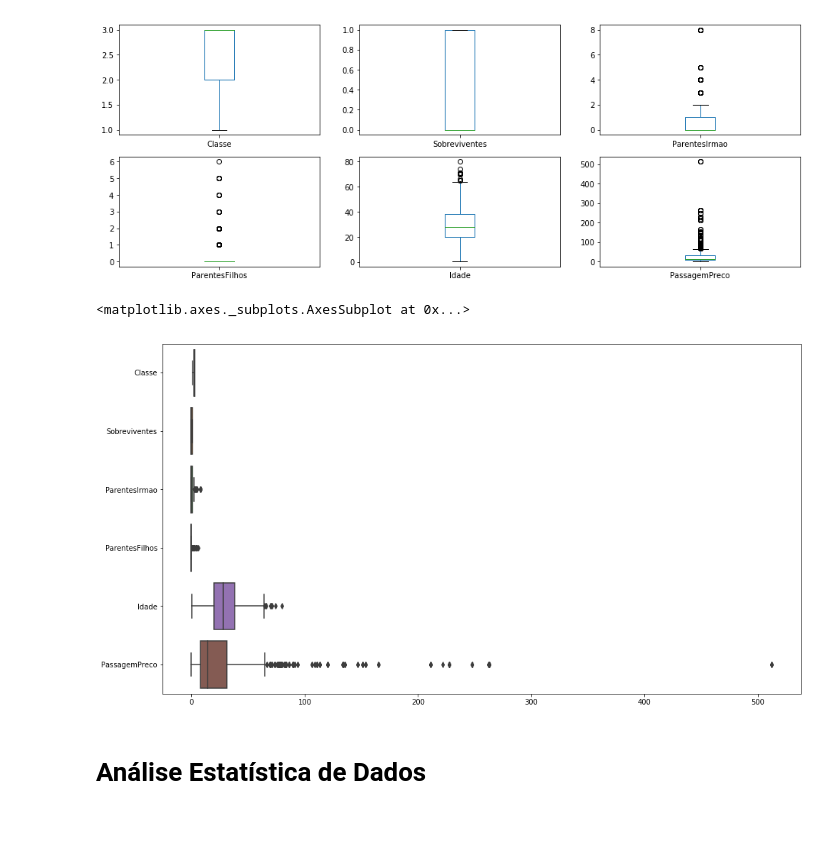
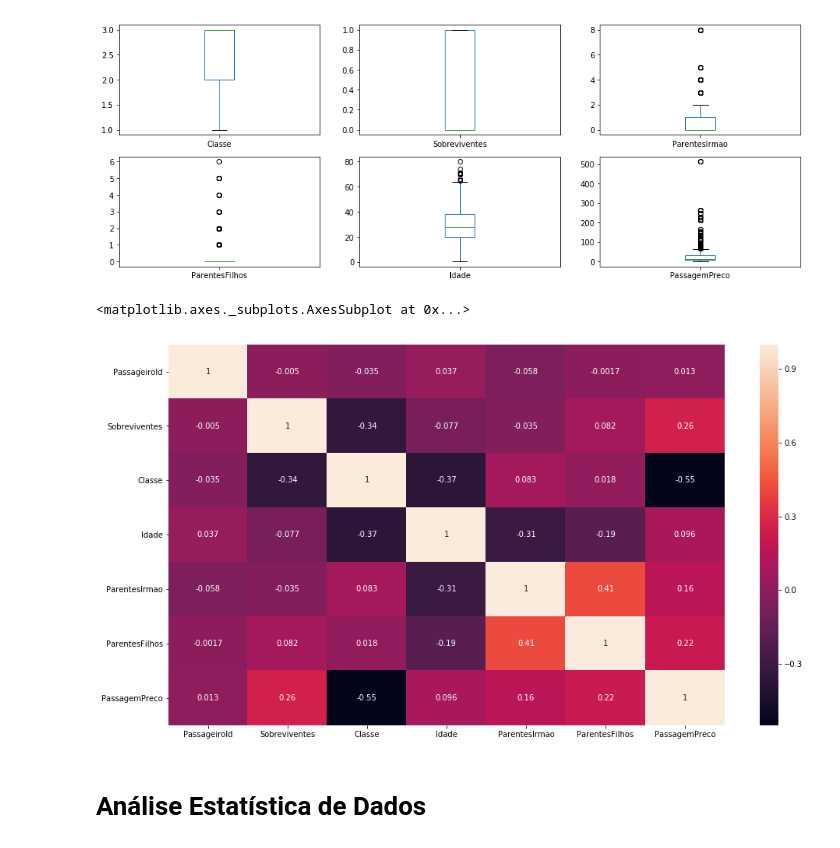
Before and after one commit to silvanopessoa/titanic, a Jupyter notebook: 01 - Análise Exploratória de Dados - Titanic.ipynb, the cells around one changed output. Saved outputs shown, nothing was run; the diff lists cells and outputs as text; code cells hidden in the pictures.

```diff
--- a/01 - Análise Exploratória de Dados - Titanic.ipynb
+++ b/01 - Análise Exploratória de Dados - Titanic.ipynb
@@ -1053,11 +1053,11 @@ train[colunasGraficos].plot(kind = 'box', subplots = True, layout = (3,3), share
 plt.show()
 # %% [output]
 [figure]
-# %%
-sns.boxplot(data = train[colunasGraficos], orient = "h")
-# %% [output]
-<matplotlib.axes._subplots.AxesSubplot at 0x...>
-[figure, removed]
+# %%
+sns.heatmap(train.corr(), annot = True)
+# %% [output]
+<matplotlib.axes._subplots.AxesSubplot at 0x...>
+[figure, added]
 # %% [markdown]
 # Análise Estatística de Dados
 # %% [markdown]
```
Also changed, not shown: parts of 8 cells of this notebook.
